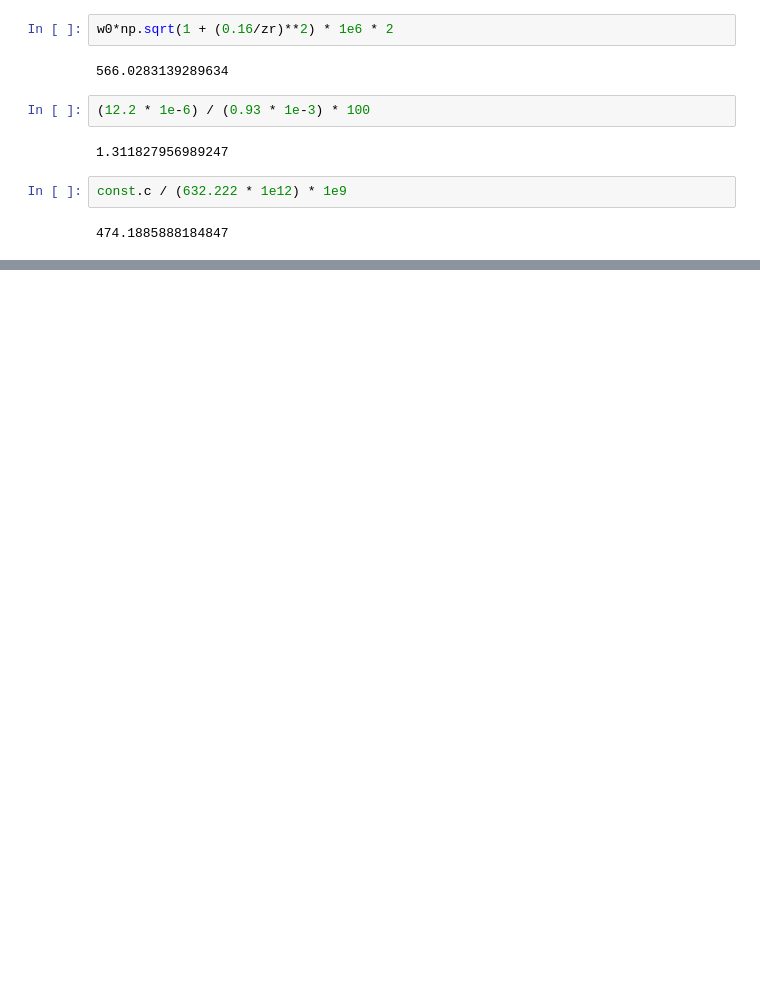
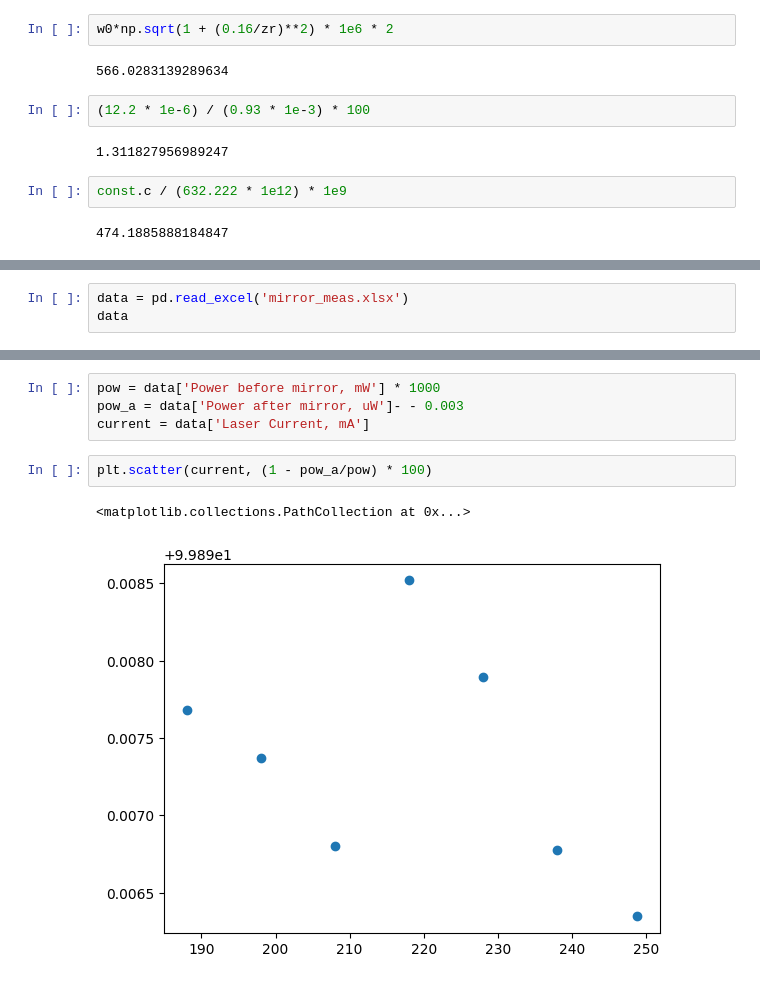
Before and after one commit to Dvnt3s/cavity-calc, a Jupyter notebook: resonator_calc.ipynb, the cells around one changed output, grey strips where cells are left out. Saved outputs shown, nothing was run; the diff lists cells and outputs as text; blank space fills up the shorter version.

```diff
--- a/resonator_calc.ipynb
+++ b/resonator_calc.ipynb
@@ -180,0 +183,3 @@ const.c / (632.222 * 1e12) * 1e9
+# %%
+data = pd.read_excel('mirror_meas.xlsx')
+data
@@ -180,0 +195,9 @@ const.c / (632.222 * 1e12) * 1e9
+# %%
+pow = data['Power before mirror, mW'] * 1000
+pow_a = data['Power after mirror, uW']- - 0.003
+current = data['Laser Current, mA']
+# %%
+plt.scatter(current, (1 - pow_a/pow) * 100)
+# %% [output]
+<matplotlib.collections.PathCollection at 0x...>
+[figure, added]
```
Also changed, not shown: parts of 7 cells of this notebook, 4 other files.
